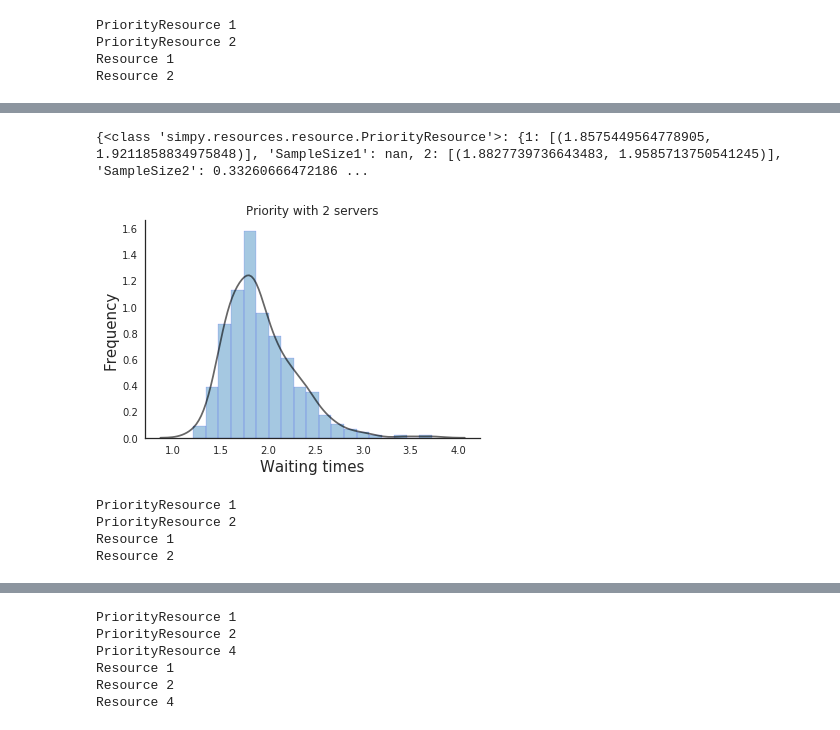
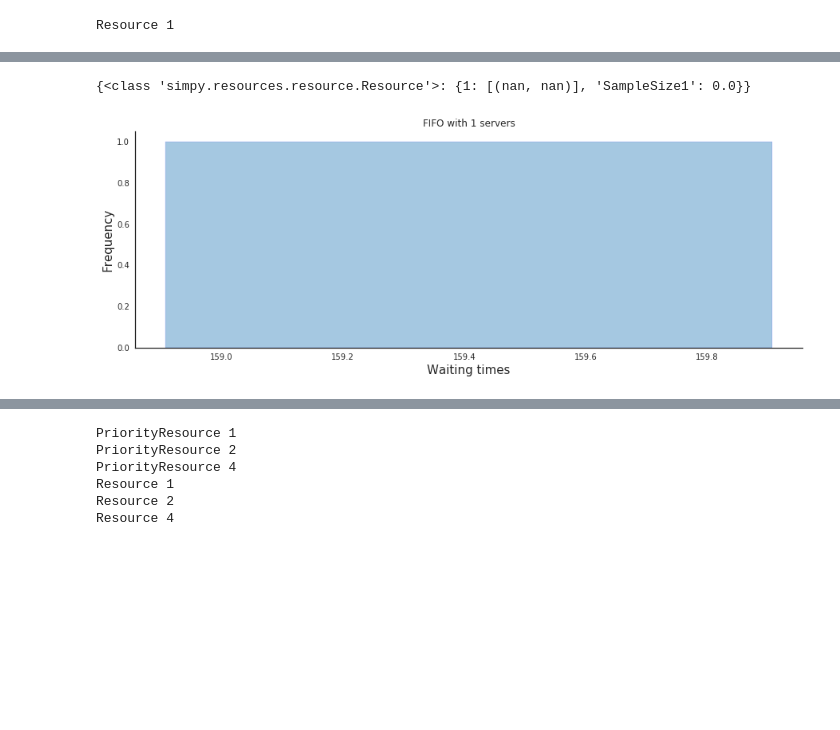
Before and after one commit to popoiopo/StochasticSim, a Jupyter notebook: Lennart/Opd 2/Bas_seaborn.ipynb, the cells around one changed output, grey strips where cells are left out. Cells and saved outputs as stored; diff of their text form; code cells hidden in the pictures; blank space fills up the shorter version.

```diff
--- a/Lennart/Opd 2/Bas_seaborn.ipynb
+++ b/Lennart/Opd 2/Bas_seaborn.ipynb
@@ -66,7 +87,7 @@ def customer(env, cw, resource, serviceScheme, runLength, cid, tmpWait,
     elif serviceScheme == "Inverse":
         customerServeTime = qServeInv[cw.helperIndex][cw.customerHelped]
     elif serviceScheme == "Exponential":
-        customerServeTime = random.expovariate(serviceTime[cw.helperIndex])
+        customerServeTime = np.random.exponential(1.0 / serviceTime[cw.helperIndex])
 
     customerServeTime = 0.000001 if customerServeTime == 0 else customerServeTime
 
@@ -109,12 +130,23 @@ def customer(env, cw, resource, serviceScheme, runLength, cid, tmpWait,
 
 def setup(env, N, lambdaIAT, customerCount, resource, serviceScheme,
           helperIndex, runLength, customerLeft, subWaitingList, tmpWait,
-          tmpServe, tmpRho, timestmp, tmpSub):
+          tmpServe, tmpRho, timestmp, tmpSub, rush=False):
     queue = Queue(env, N, resource, helperIndex)
     queue.customerLeft = customerLeft
     queue.subWaitingList = subWaitingList
     # Create more customers while the simulation is running
-    s = np.random.poisson(1 / lambdaIAT, customerCount)
+    if rush:
+        s = []
+        for _ in range(int(customerCount / runLength)):
+            s.append(list(np.random.exponential(1/lambdaIAT, int(0.7 * runLength))))
+            s.append(list(np.random.exponential(1/(2 * lambdaIAT), int(0.2 * runLength))))
+            s.append(list(np.random.exponential(1/lambdaIAT, int(0.1 * runLength))))
+
+        s = np.hstack(s)
+
+
+    else:
+        s = np.random.exponential(1.0 / lambdaIAT, customerCount)
     #     s = [1 / lambdaIAT for customer in range(customerCount)]
     cid = 0
     for i in range(4):
@@ -131,7 +163,7 @@ def setup(env, N, lambdaIAT, customerCount, resource, serviceScheme,
                      tmpWait, tmpServe, tmpRho, timestmp, tmpSub))
 
 
-def runSim(resources, serviceScheme):
+def runSim(resources, serviceScheme, rush=False):
     columns = [
         "Rho", "Average", "Variance", "std_dev", "Resource", "Helpers", "run",
         "serviceScheme", "ServeMean", "blockMean"
@@ -167,7 +199,7 @@ def runSim(resources, serviceScheme):
                           customerCount[helperIndex], resource, serviceScheme,
                           helperIndex, runLength[helperIndex], customerLeft,
                           subWaitingList, tmpWait, tmpServe, tmpRho, timestmp,
-                          tmpSub))
+                          tmpSub, rush=rush))
                 env.run()
 
                 resourceStatsRun.loc[serviceScheme + "_" + str(resource)[33:-2]
@@ -281,10 +313,10 @@ def getConf(rRD, var, n, l, u, rho):
     return data
 # %%
 # Init simulation specific parameters
-N_helpers = [1,2]  # Number of machines in the queue
+N_helpers = [1]  # Number of machines in the queue
 chanceLongTail = 0.75  # Chance of longtail lowerbound
-NRUNS = 350
-lI = 8.0 / 5
+NRUNS = 1
+lI = 0.96
 lambdaIAT = [N * lI for N in N_helpers]  # Create a customer every ~lI minutes
 cC = 5000
 customerCount = [N * cC for N in N_helpers]  # Amount of customers
@@ -293,12 +325,12 @@ runLength = [N * rL for N in N_helpers]  # Amount of customer per average block
 
 # Init servicetimes
 # Minutes it takes to help a customer / Deterministic
-serveT = 2
+serveT = 1
 serviceTime = [serveT for N in N_helpers]
 # Lower bound long-tailed distribution
-ltLow = [10 for N in N_helpers]
+ltLow = [1.75 for N in N_helpers]
 # Upper bound long-tailed distribution
-ltHigh = [50 for N in N_helpers]
+ltHigh = [5 for N in N_helpers]
 # Spread of the random distribution
 randspread = [1 for N in N_helpers]
 # max service time for the inverse servicetime
@@ -310,15 +342,12 @@ qServeInv = [[
 ] for queueIndex in range(len(N_helpers))]
 
 rho = lI / serveT
-resources = [simpy.PriorityResource, simpy.Resource]
+resources = [simpy.Resource]
 # %%
-serviceScheme = "Deterministic"
-customerAllDet, resourceRunDet = runSim(resources, serviceScheme)
+serviceScheme = "Exponential"
+customerAllDet, resourceRunDet = runSim(resources, serviceScheme, rush=True)
 # %% [output]
-PriorityResource 1
-PriorityResource 2
 Resource 1
-Resource 2
 # %%
 from scipy.stats import norm
 grp = resourceRunDet.groupby(["serviceScheme", "Resource", "Helpers"])
@@ -330,8 +359,8 @@ print(getConf(resourceRunDet, "blockMean", 1, lI, serveT, rho))
 sns.set_style("white")
 sns.set_context("notebook")
 ax = sns.distplot(
-    resourceRunDet.loc[(resourceRunDet.Resource == "PriorityResource")
-                       & (resourceRunDet.Helpers == 2)]["blockMean"],
+    resourceRunDet.loc[(resourceRunDet.Resource == "Resource")
+                       & (resourceRunDet.Helpers == 1)]["blockMean"],
     hist_kws={
         "rwidth": 1,
         'edgecolor': 'blue'
@@ -343,7 +372,7 @@ ax = sns.distplot(
     kde=True)
 ax.set_xlabel('Waiting times', fontsize=15)
 ax.set_ylabel('Frequency', fontsize=15)
-ax.set_title('Priority with 2 servers')
+ax.set_title('FIFO with 1 servers')
 
 sns.despine(ax=ax)
 # %% [output]
@@ -356,13 +382,8 @@ sns.despine(ax=ax)
-{<class 'simpy.resources.resource.PriorityResource'>: {1: [(1.8575449564778905, 1.9211858834975848)], 'SampleSize1': nan, 2: [(1.8827739736643483, 1.9585713750541245)], 'SampleSize2': 0.33260666472186 ...
+{<class 'simpy.resources.resource.Resource'>: {1: [(nan, nan)], 'SampleSize1': 0.0}}
-[figure, old version]
+[figure, new version]
 # %%
 serviceScheme = "Poisson"
 customerAllPoi, resourceRunPoi = runSim(resources, serviceScheme)
-# %% [output]
-PriorityResource 1
-PriorityResource 2
-Resource 1
-Resource 2
 # %%
 grp = resourceRunPoi.groupby(["serviceScheme", "Resource", "Helpers"])
 grpDescr = grp.describe()
```
Also changed, not shown: parts of 4 cells of this notebook, 4 other files.
